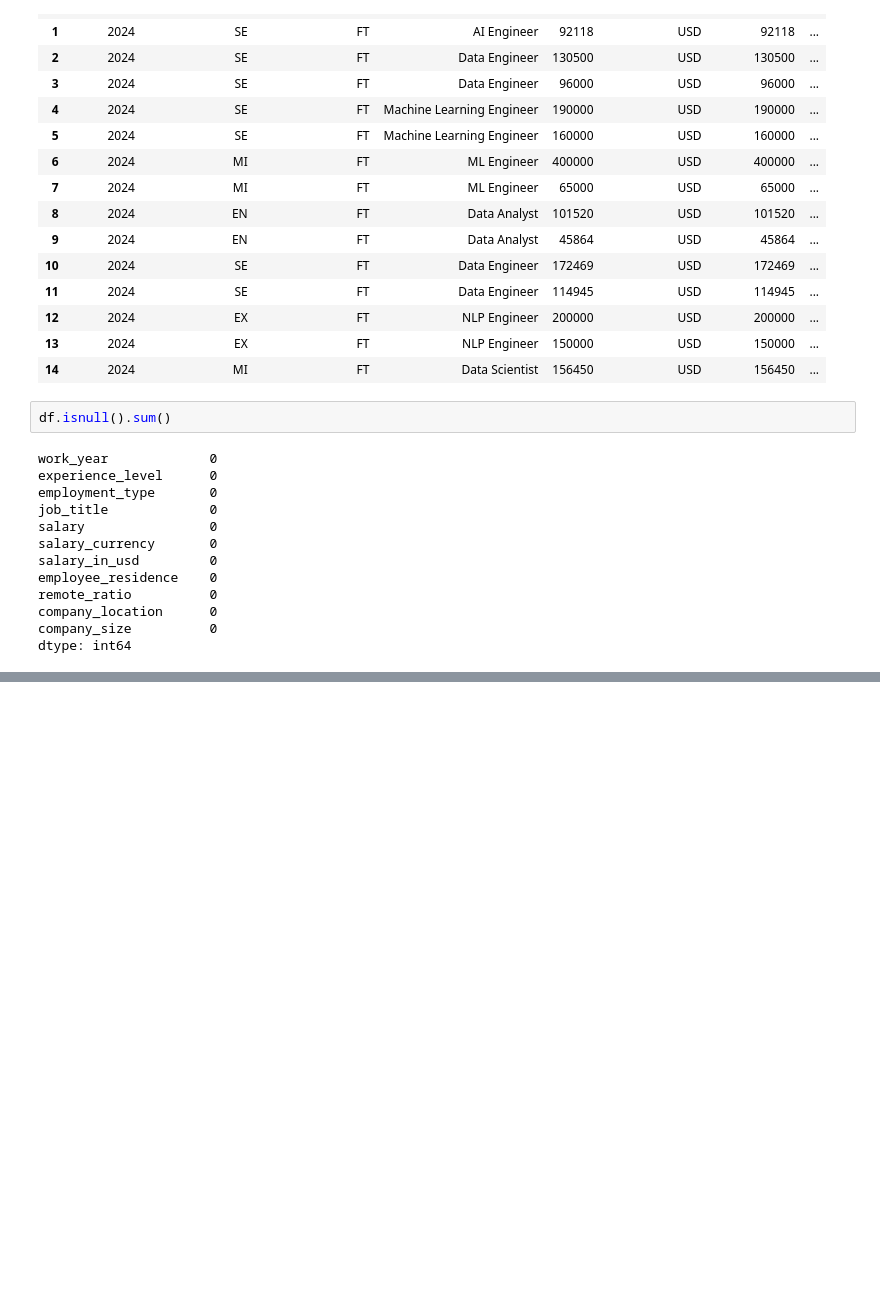
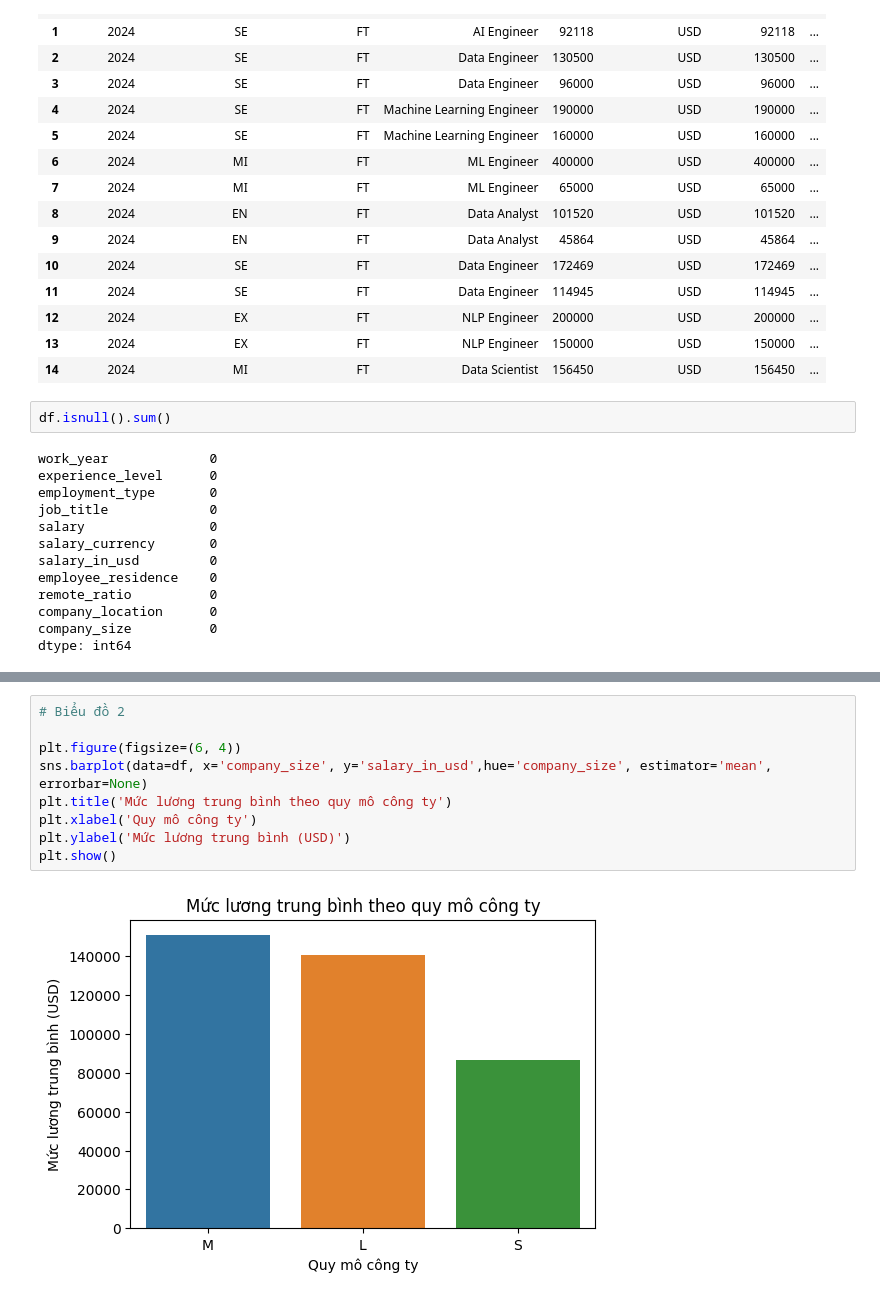
Before and after one commit to tuanduog/IT_Salary_Predict, a Jupyter notebook: notebook/show.ipynb, the cells around one changed output, grey strips where cells are left out. Cells and saved outputs as stored; diff of their text form; blank space fills up the shorter version.

```diff
--- a/notebook/show.ipynb
+++ b/notebook/show.ipynb
@@ -95,0 +123,11 @@ X, y = select_features(df_encoded)
+# %%
+# Biểu đồ 2
+
+plt.figure(figsize=(6, 4))
+sns.barplot(data=df, x='company_size', y='salary_in_usd',hue='company_size', estimator='mean', errorbar=None)
+plt.title('Mức lương trung bình theo quy mô công ty')
+plt.xlabel('Quy mô công ty')
+plt.ylabel('Mức lương trung bình (USD)')
+plt.show()
+# %% [output]
+[figure, added]
```
Also changed, not shown: parts of 7 cells of this notebook.
